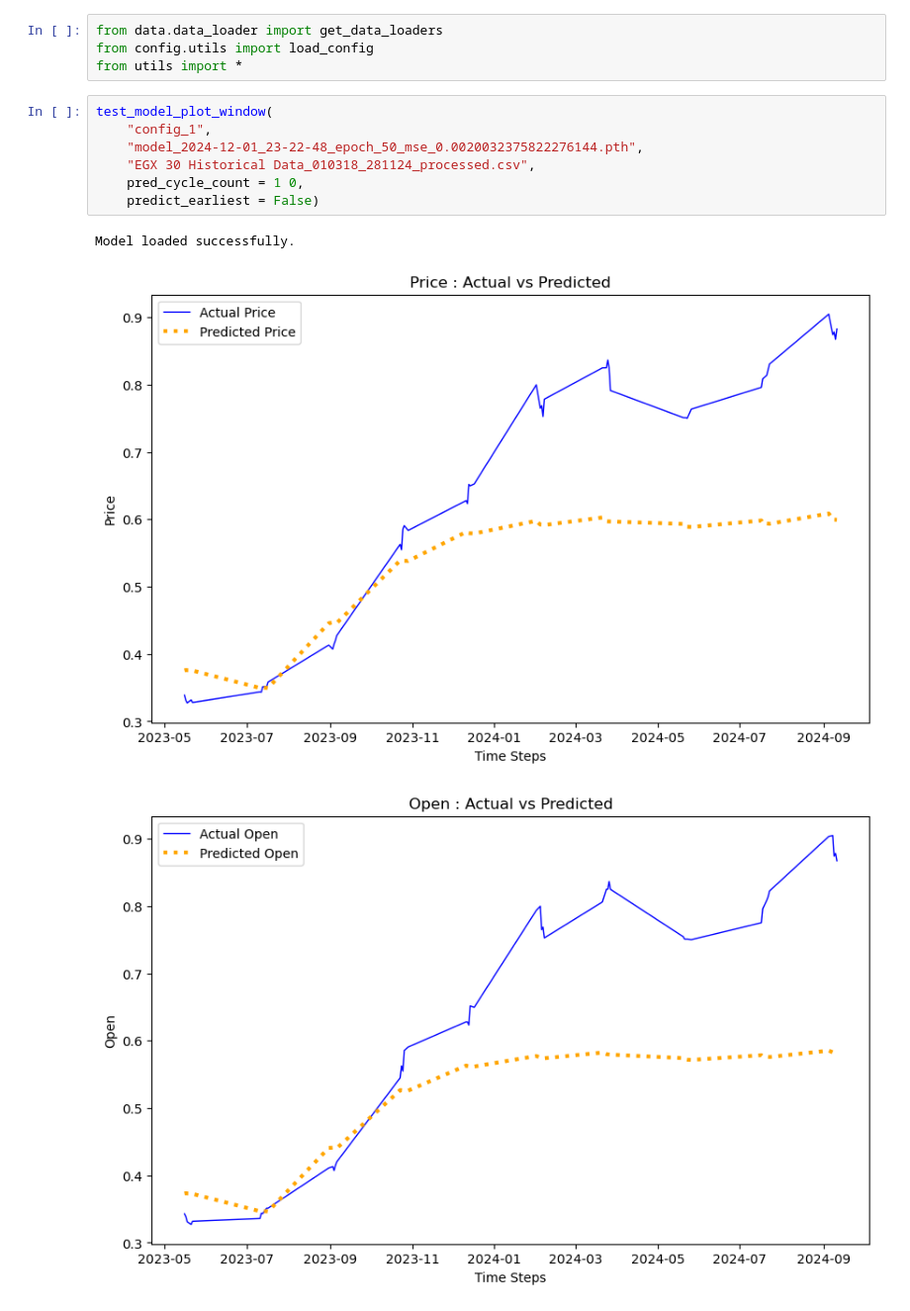
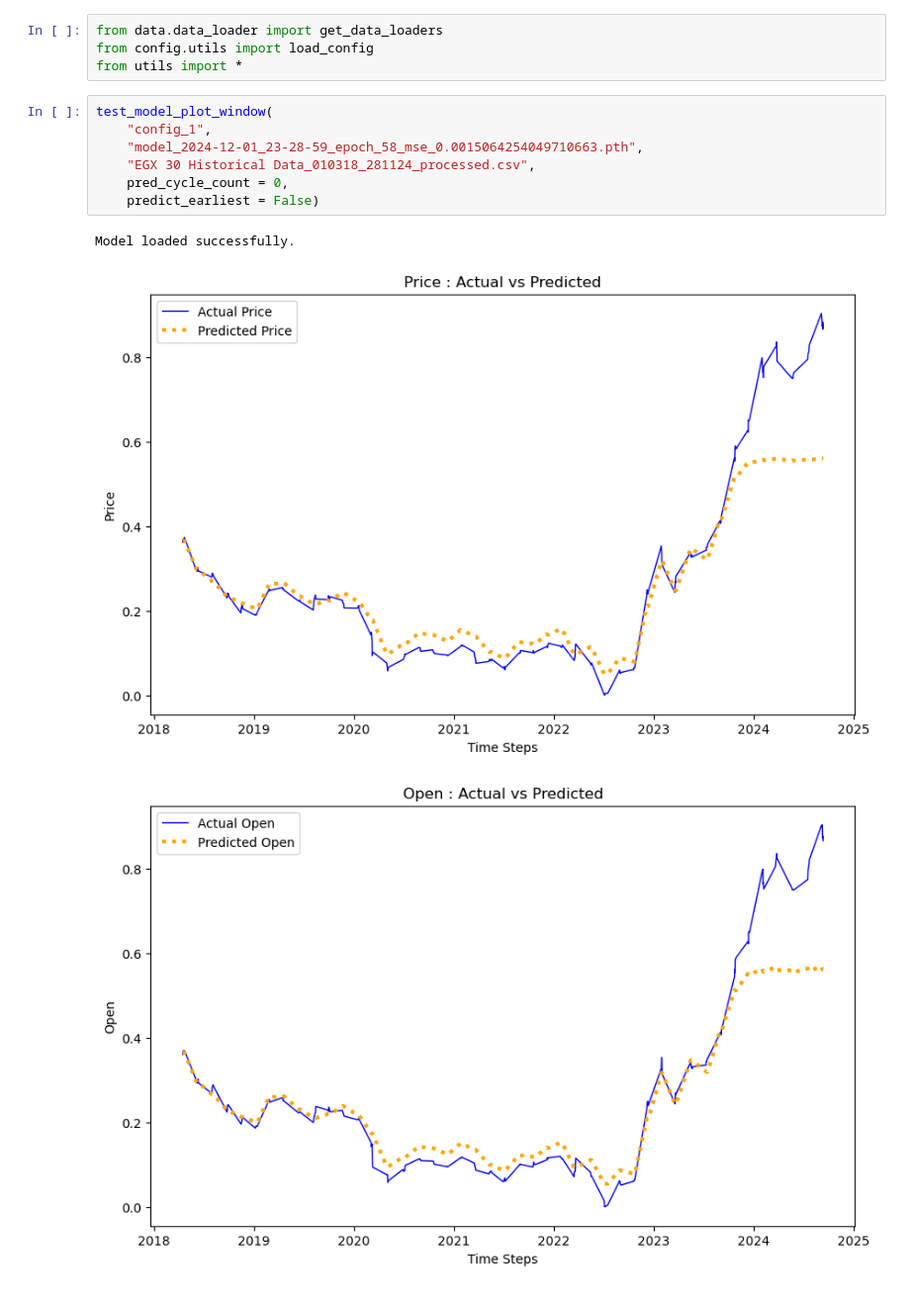
Before and after one commit to Ahmedh12/OHLC-Prices-Predictor, a Jupyter notebook: notebooks/model_verification.ipynb, the cells around one changed output. Shown at 99% size. Saved outputs shown, nothing was run; the diff lists cells and outputs as text.

```diff
--- a/notebooks/model_verification.ipynb
+++ b/notebooks/model_verification.ipynb
@@ -10,11 +10,11 @@ from utils import *
 # %%
 test_model_plot_window(
     "config_1",
-    "model_2024-12-01_23-22-48_epoch_50_mse_0.0020032375822276144.pth",
+    "model_2024-12-01_23-28-59_epoch_58_mse_0.0015064254049710663.pth",
     "EGX 30 Historical Data_010318_281124_processed.csv",
-    pred_cycle_count = 1 0,
+    pred_cycle_count = 0,
     predict_earliest = False)
 # %% [output]
 Model loaded successfully.
-[figure, old version]
+[figure, new version]
-[figure, old version]
+[figure, new version]
```
Also changed, not shown: parts of 5 cells of this notebook, 5 other files.
